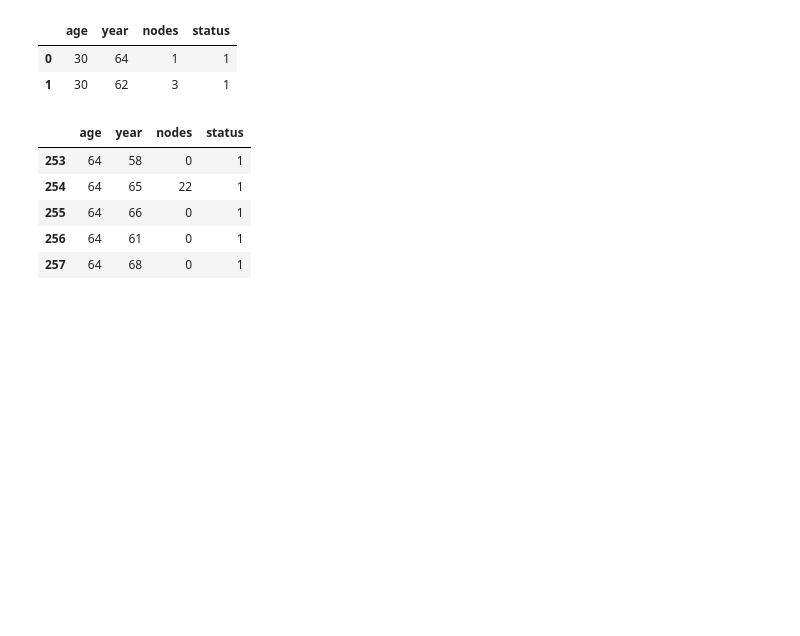
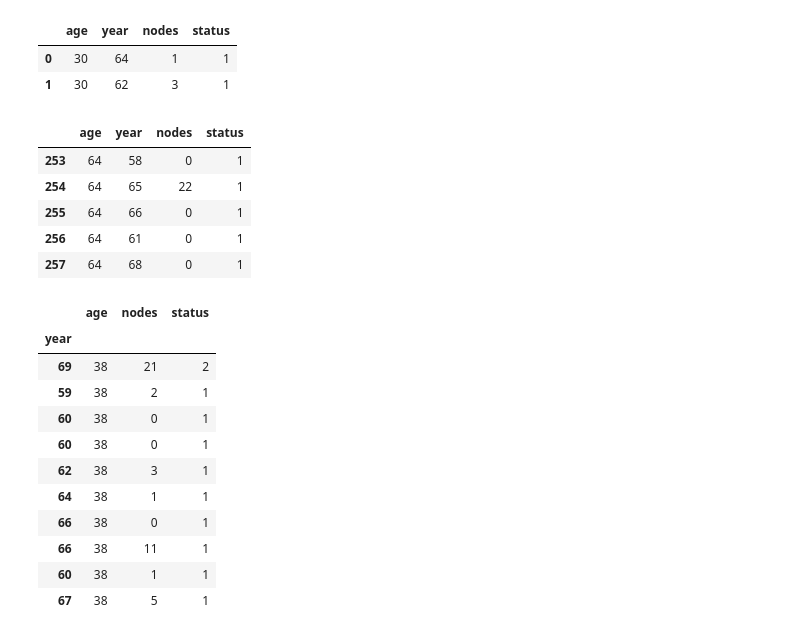
Before and after one commit to Wasima230Sultana/Haberman-analysis, a Jupyter notebook: habermanData.ipynb, the cells around one changed output. Cells and saved outputs as stored; diff of their text form; code cells hidden in the pictures; blank space fills up the shorter version.

```diff
--- a/habermanData.ipynb
+++ b/habermanData.ipynb
@@ -136,3 +136,19 @@ age_df.head()
 | 255 | 64 | 66 | 0 | 1 |
 | 256 | 64 | 61 | 0 | 1 |
 | 257 | 64 | 68 | 0 | 1 |
+# %%
+gb= df.groupby("age")
+gb.get_group(38).set_index("year").head(10)
+# %% [output]
+|  | age | nodes | status |
+| year |  |  |  |
+| 69 | 38 | 21 | 2 |
+| 59 | 38 | 2 | 1 |
+| 60 | 38 | 0 | 1 |
+| 60 | 38 | 0 | 1 |
+| 62 | 38 | 3 | 1 |
+| 64 | 38 | 1 | 1 |
+| 66 | 38 | 0 | 1 |
+| 66 | 38 | 11 | 1 |
+| 60 | 38 | 1 | 1 |
+| 67 | 38 | 5 | 1 |
```
Also changed, not shown: parts of 6 cells of this notebook.
